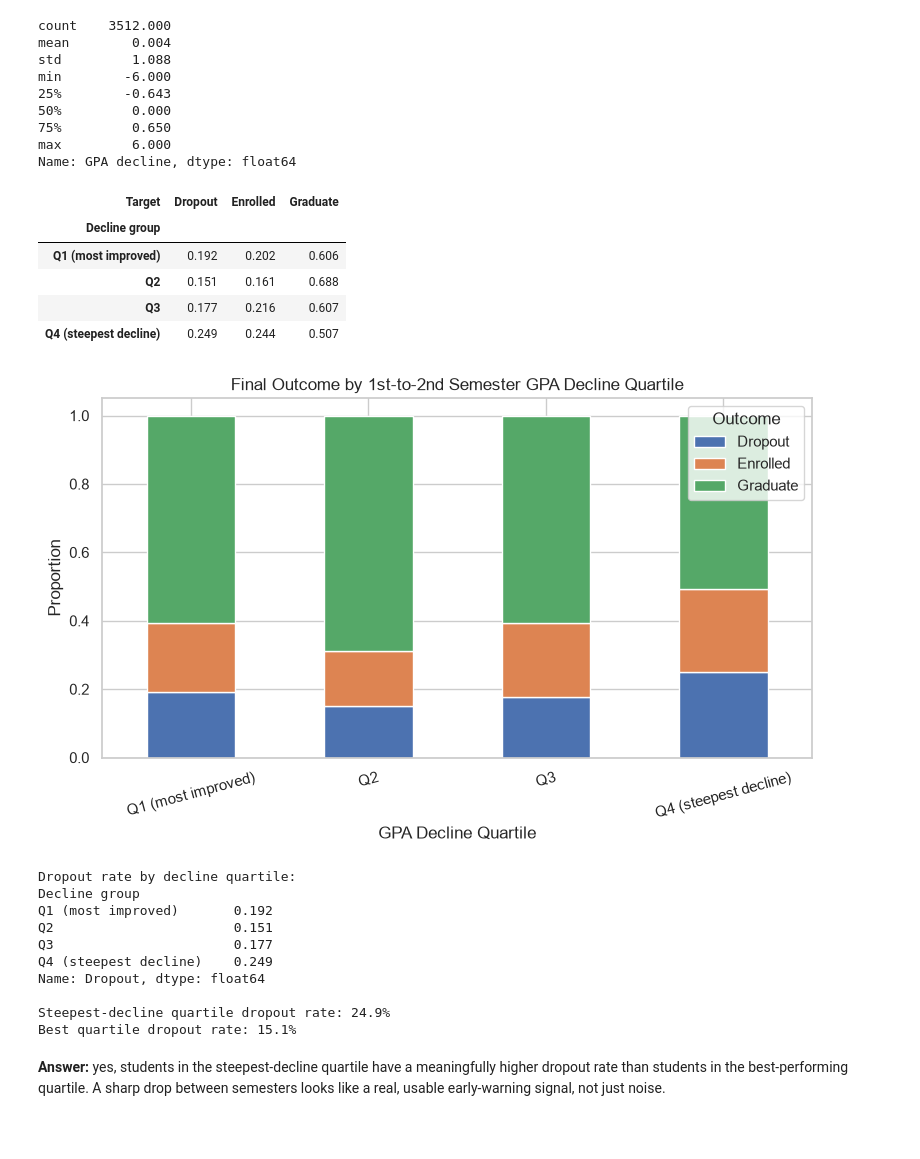
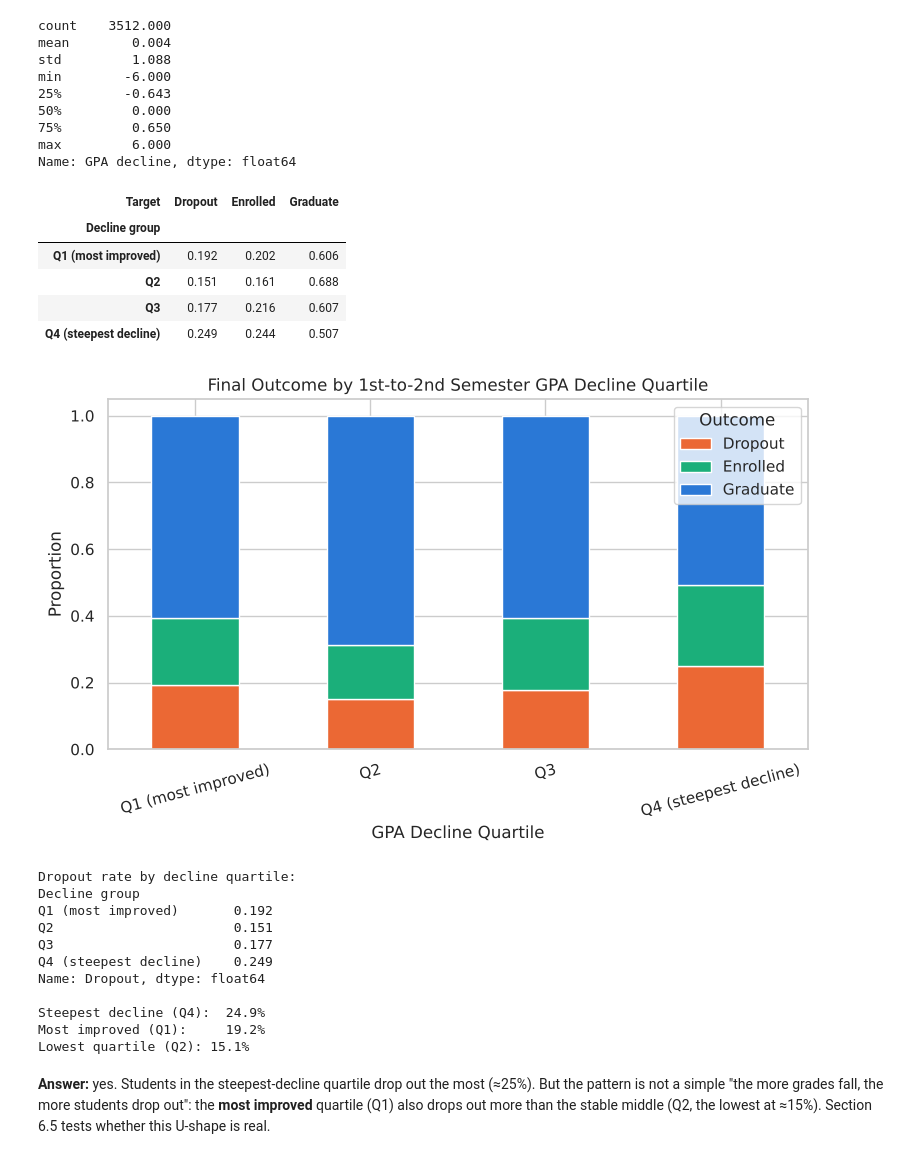
Before and after one commit to itsjavi16/student-dropout-prediction, a Jupyter notebook: notebooks/06_gpa_trajectory.ipynb, the cells around one changed output. Cells and saved outputs as stored; diff of their text form; code cells hidden in the pictures; blank space fills up the shorter version.

Commit message:
Add CV-by-stage model comparison and tested GPA U-shape with slide-ready charts

```diff
--- a/notebooks/06_gpa_trajectory.ipynb
+++ b/notebooks/06_gpa_trajectory.ipynb
@@ -146,36 +177,38 @@ Name: GPA decline, dtype: float64
 # %%
 df_decline["Decline group"] = pd.qcut(
     df_decline["GPA decline"], q=4,
     labels=["Q1 (most improved)", "Q2", "Q3", "Q4 (steepest decline)"]
 )
 
-decline_outcomes = pd.crosstab(df_decline["Decline group"], df_decline[TARGET_COL], normalize="index")
+decline_outcomes = pd.crosstab(df_decline["Decline group"], df_decline[TARGET_COL], normalize="index")[OUTCOME_ORDER]
 display(decline_outcomes.round(3))
 
 fig, ax = plt.subplots(figsize=(8, 5))
-decline_outcomes.plot(kind="bar", stacked=True, ax=ax)
+decline_outcomes.plot(kind="bar", stacked=True, ax=ax,
+                      color=outcome_colors(decline_outcomes.columns), edgecolor="white", linewidth=1)
 ax.set_title("Final Outcome by 1st-to-2nd Semester GPA Decline Quartile")
 ax.set_xlabel("GPA Decline Quartile")
 ax.set_ylabel("Proportion")
 plt.xticks(rotation=15)
 plt.legend(title="Outcome")
 plt.tight_layout()
 plt.show()
 # %% [output]
 | Target | Dropout | Enrolled | Graduate |
 | Decline group |  |  |  |
 | Q1 (most improved) | 0.192 | 0.202 | 0.606 |
 | Q2 | 0.151 | 0.161 | 0.688 |
 | Q3 | 0.177 | 0.216 | 0.607 |
 | Q4 (steepest decline) | 0.249 | 0.244 | 0.507 |
-[figure, old version]
+[figure, new version]
 # %%
 dropout_by_quartile = decline_outcomes["Dropout"]
 print("Dropout rate by decline quartile:")
 print(dropout_by_quartile.round(3))
 print()
-print(f"Steepest-decline quartile dropout rate: {dropout_by_quartile.iloc[-1]:.1%}")
-print(f"Best quartile dropout rate: {dropout_by_quartile.min():.1%}")
+print(f"Steepest decline (Q4):  {dropout_by_quartile.iloc[-1]:.1%}")
+print(f"Most improved (Q1):     {dropout_by_quartile.iloc[0]:.1%}")
+print(f"Lowest quartile ({dropout_by_quartile.idxmin()}): {dropout_by_quartile.min():.1%}")
 # %% [output]
 Dropout rate by decline quartile:
 Decline group
@@ -185,7 +218,8 @@ Q3                       0.177
 Q4 (steepest decline)    0.249
 Name: Dropout, dtype: float64
 
-Steepest-decline quartile dropout rate: 24.9%
-Best quartile dropout rate: 15.1%
+Steepest decline (Q4):  24.9%
+Most improved (Q1):     19.2%
+Lowest quartile (Q2): 15.1%
 # %% [markdown]
-**Answer:** yes, students in the steepest-decline quartile have a meaningfully higher dropout rate than students in the best-performing quartile. A sharp drop between semesters looks like a real, usable early-warning signal, not just noise.
+**Answer:** yes. Students in the steepest-decline quartile drop out the most (≈25%). But the pattern is not a simple "the more grades fall, the more students drop out": the **most improved** quartile (Q1) also drops out more than the stable middle (Q2, the lowest at ≈15%). Section 6.5 tests whether this U-shape is real.
```
Also changed, not shown: parts of 10 cells of this notebook, 9 other files.
